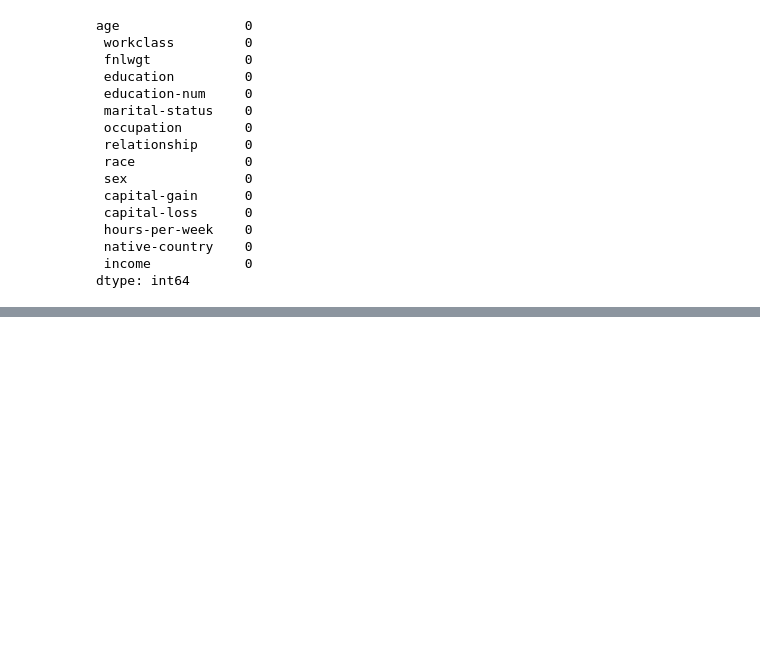
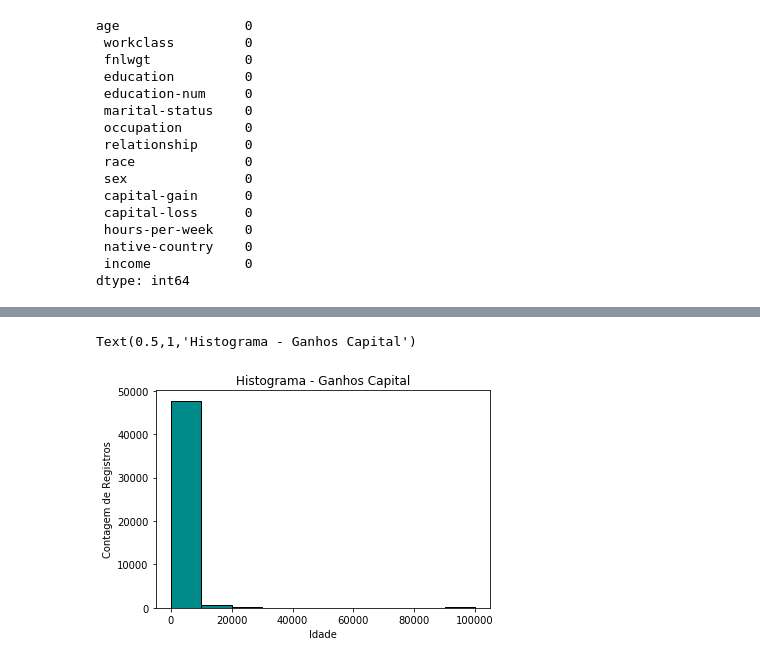
Before and after one commit to marcosmorais94/income_data_science, a Jupyter notebook: modelo_incomePredict.ipynb, the cells around one changed output, grey strips where cells are left out. Drawn from its saved outputs; the diff is of its cells as text; code cells hidden in the pictures; blank space fills up the shorter version.

```diff
--- a/modelo_incomePredict.ipynb
+++ b/modelo_incomePredict.ipynb
@@ -96,0 +139,11 @@ dtype: int64
+# %%
+# Ao analisar o histograma das idades, vemos que a distribuição parece seguir uma normal.
+# Contudo, como temos mais de uma variável numérica será necessário padronizar os dados
+
+plt.hist(df_full[' capital-gain'], color = 'darkcyan', edgecolor = 'black')
+plt.ylabel('Contagem de Registros')
+plt.xlabel('Idade')
+plt.title('Histograma - Ganhos Capital')
+# %% [output]
+Text(0.5,1,'Histograma - Ganhos Capital')
+[figure, added]
```
Also changed, not shown: parts of 4 cells of this notebook.
